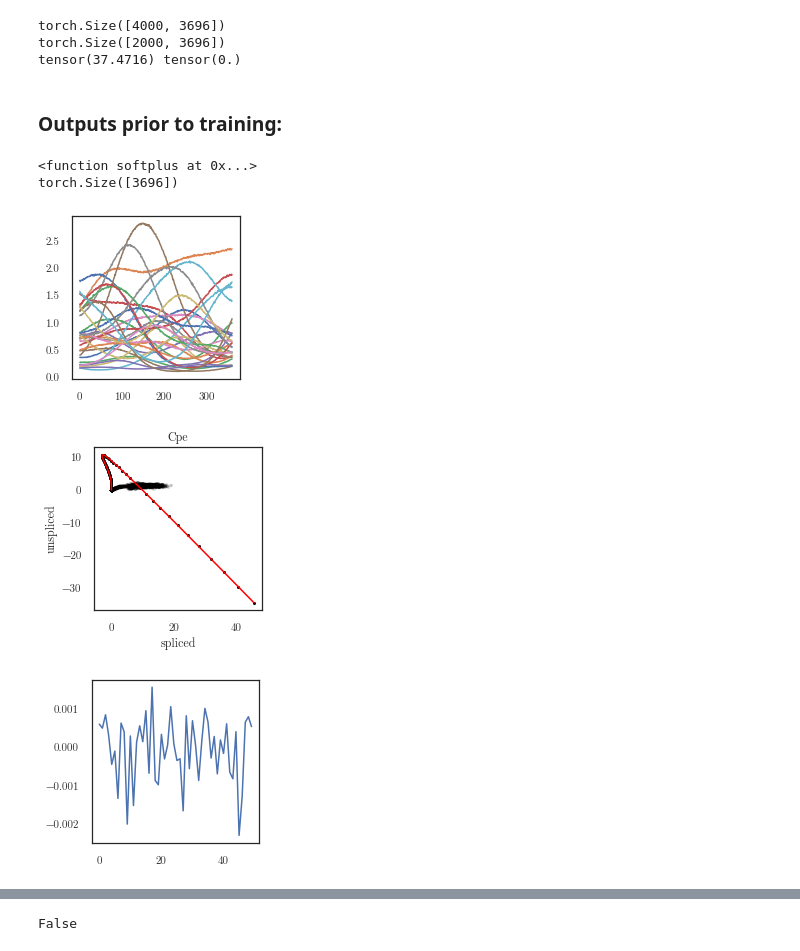
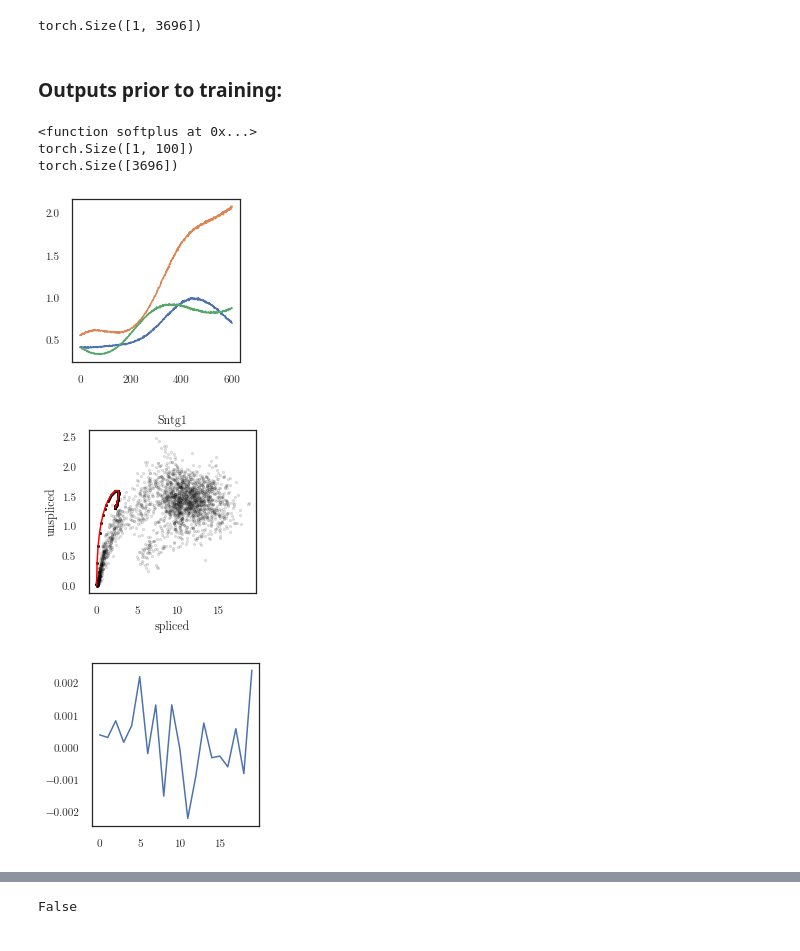
Before and after one commit to mossjacob/alfi, a Jupyter notebook: experiments/rnavelocity/rnavelocity.ipynb, the cells around one changed output, grey strips where cells are left out. Saved outputs shown, nothing was run; the diff lists cells and outputs as text; code cells hidden in the pictures.

```diff
--- a/experiments/rnavelocity/rnavelocity.ipynb
+++ b/experiments/rnavelocity/rnavelocity.ipynb
@@ -55,10 +62,11 @@ def print_scatter(cells, gene_index, num_connections=10, figsize=(3, 3), colors=
     plt.xlabel('spliced')
 # %%
 num_cells = dataset[0].shape[1]
-num_outputs = 4000
-num_latents = 10
-num_inducing = 50  # (I x m x 1)
-end_t = 12
+num_genes = 1 if single_gene else 2000
+num_outputs = 2 * num_genes
+num_latents = 1 if single_gene else 10
+num_inducing = 10  # (I x m x 1)
+end_t = 20
 use_natural = False
 
 config = RNAVelocityConfiguration(
@@ -76,7 +84,7 @@ inducing_points = torch.linspace(0, end_t, num_inducing).repeat(num_latents, 1).
 t_predict = torch.linspace(0, end_t, 80, dtype=torch.float32)
 
 gp_model = generate_multioutput_rbf_gp(num_latents, inducing_points,
-                                       use_scale=False, initial_lengthscale=3,
+                                       use_scale=False, initial_lengthscale=5,
                                        gp_kwargs=dict(natural=use_natural))
 # %% [output]
 Number of cells: 3696
@@ -84,9 +146,8 @@ Number of latent GPs (# transcription rates): 10
 # %%
 data = dataset.m_observed.squeeze()
-print(data.shape)
 y_target = data
-u_y = y_target[:2000]  # (num_genes, num_cells)
-s_y = y_target[2000:]  # (num_genes, num_cells)
+u_y = y_target[:num_genes]  # (num_genes, num_cells)
+s_y = y_target[num_genes:]  # (num_genes, num_cells)
 # w = torch.logical_and(u_y > 0, s_y > 0)
 # u_y = torch.gather(u_y, dim=1, index=w)
 print(s_y.shape)
@@ -96,42 +157,45 @@ x = u_y > torch.tensor(np.percentile(u_y, 98, axis=1)).unsqueeze(-1)
 u = u_y * x
 s = s.unsqueeze(-1)
 u = u.unsqueeze(1)
-gamma = torch.matmul(u, s).squeeze()
-l2 = s.squeeze().square().sum(dim=1)
+gamma = torch.matmul(u, s).squeeze(1).squeeze(1)
+l2 = s.squeeze(2).square().sum(dim=1)
 gamma /= l2
 gamma = gamma.unsqueeze(-1)
-print(gamma.max(), gamma.min())
+if single_gene:
+    gamma += 0.8
 # %% [output]
-torch.Size([4000, 3696])
-torch.Size([2000, 3696])
-tensor(37.4716) tensor(0.)
+torch.Size([1, 3696])
 # %%
 data = dataset.m_observed
 cells = data.permute(1, 2, 0)  # (O, C, 1)
-u_y = cells[:2000]  # (num_genes, num_cells)
-s_y = cells[2000:]  # (num_genes, num_cells)
+u_y = cells[:num_genes]  # (num_genes, num_cells)
+s_y = cells[num_genes:]  # (num_genes, num_cells)
 nonzero_mask = list()
-for gene_index in range(num_outputs // 2):
+for gene_index in range(num_genes):
     nonzero_mask.append(torch.logical_and(s_y[gene_index, :, 0] > 0,
-                                     u_y[gene_index, :, 0] > 0))
+                                          u_y[gene_index, :, 0] > 0))
 nonzero_mask = torch.stack(nonzero_mask).repeat(2, 1)
 
+splicing_rate = torch.zeros_like(gamma)
+splicing_rate += 1.4
+transcription_rate = torch.zeros_like(gamma)
+transcription_rate += 2.3
 lfm_kwargs = dict(
     nonlinearity=softplus,
     decay_rate=gamma,
+    splicing_rate=splicing_rate,
+    transcription_rate=transcription_rate,
     num_training_points=num_cells,
     nonzero_mask=nonzero_mask
 )
 lfm = RNAVelocityLFM(num_outputs, gp_model, config, **lfm_kwargs)
-
-
 
 if use_natural:
     variational_optimizer = NGD(lfm.variational_parameters(), num_data=num_cells, lr=0.05)
     parameter_optimizer = Adam(lfm.nonvariational_parameters(), lr=0.02)
     optimizers = [variational_optimizer, parameter_optimizer]
 else:
-    optimizers = [torch.optim.Adam(lfm.parameters(), lr=0.06)]
+    optimizers = [torch.optim.Adam(lfm.parameters(), lr=0.05)]
 trainer = EMTrainer(lfm, optimizers, dataset, batch_size=4000)
 plotter = Plotter1d(lfm, dataset.gene_names)
 # %% [markdown]
@@ -139,25 +203,24 @@ plotter = Plotter1d(lfm, dataset.gene_names)
 # %%
 t = inducing_points
 t_f = torch.arange(t.min(), t.max()+step_size/3, step_size/3)
 num_samples = 3
 s = lfm.sample_latents(t_f, num_samples)
 print(lfm.nonlinearity)
 plt.figure(figsize=(3, 3))
 for i in range(num_latents):
     for sample in range(num_samples):
         plt.plot(s[sample, :, i].detach())
 
-data = next(iter(trainer.data_loader))
-cells = data.permute(0, 2, 1) # (O, C, 1)
 print_scatter(cells, cpe_index, num_connections=0)
 plt.figure(figsize=(3, 3))
 mean = list(lfm.gp_model.variational_parameters())[0]
 plt.plot(mean.detach()[0])
 print(lfm.time_assignments_indices.shape)
 # %% [output]
 <function softplus at 0x...>
+torch.Size([1, 100])
 torch.Size([3696])
-[figure, old version]
+[figure, new version]
-[figure, old version]
+[figure, new version]
-[figure, old version]
+[figure, new version]
 # %%
```
Also changed, not shown: parts of 13 cells of this notebook, 3 other files.
